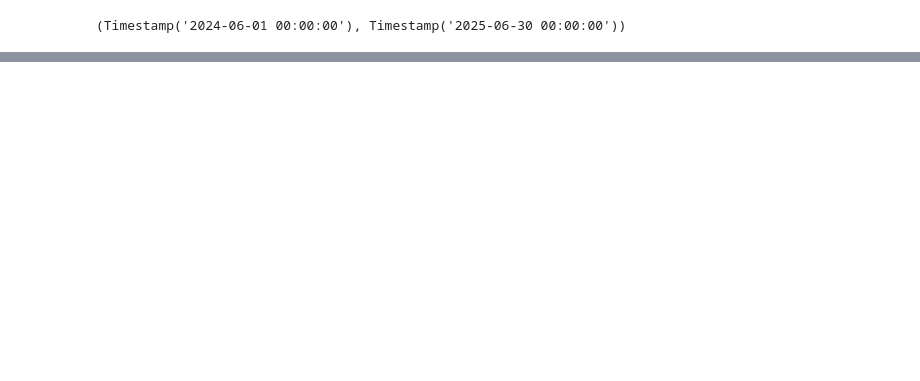
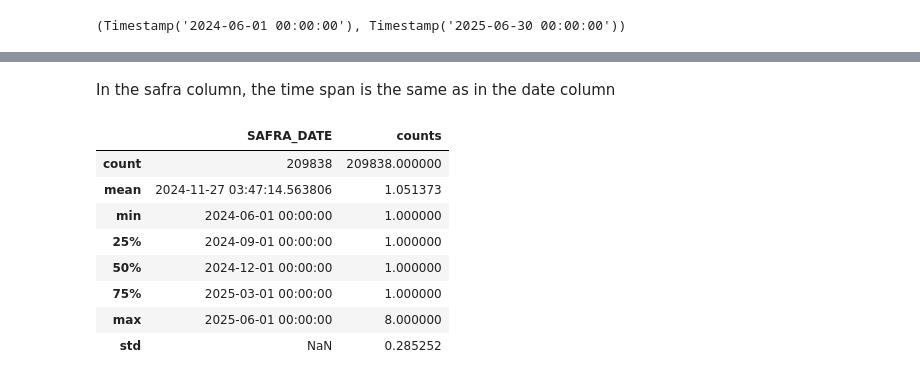
Before and after one commit to VTsilva/case_data_scientist_senior_klavi, a Jupyter notebook: Notebook_processo.ipynb, the cells around one changed output, grey strips where cells are left out. Saved outputs shown, nothing was run; the diff lists cells and outputs as text; code cells hidden in the pictures; blank space fills up the shorter version.

```diff
--- a/Notebook_processo.ipynb
+++ b/Notebook_processo.ipynb
@@ -354,0 +390,14 @@ Name: proportion, dtype: float64
+# %% [markdown]
+In the safra column, the time span is the same as in the date column
+# %%
+base_profile.groupby(['uuid', 'SAFRA_DATE']).size().reset_index(name='counts').describe()
+# %% [output]
+|  | SAFRA_DATE | counts |
+| count | 209838 | 209838.000000 |
+| mean | 2024-11-27 03:47:14.563806 | 1.051373 |
+| min | 2024-06-01 00:00:00 | 1.000000 |
+| 25% | 2024-09-01 00:00:00 | 1.000000 |
+| 50% | 2024-12-01 00:00:00 | 1.000000 |
+| 75% | 2025-03-01 00:00:00 | 1.000000 |
+| max | 2025-06-01 00:00:00 | 8.000000 |
+| std | NaN | 0.285252 |
```
Also changed, not shown: parts of 65 cells of this notebook.
